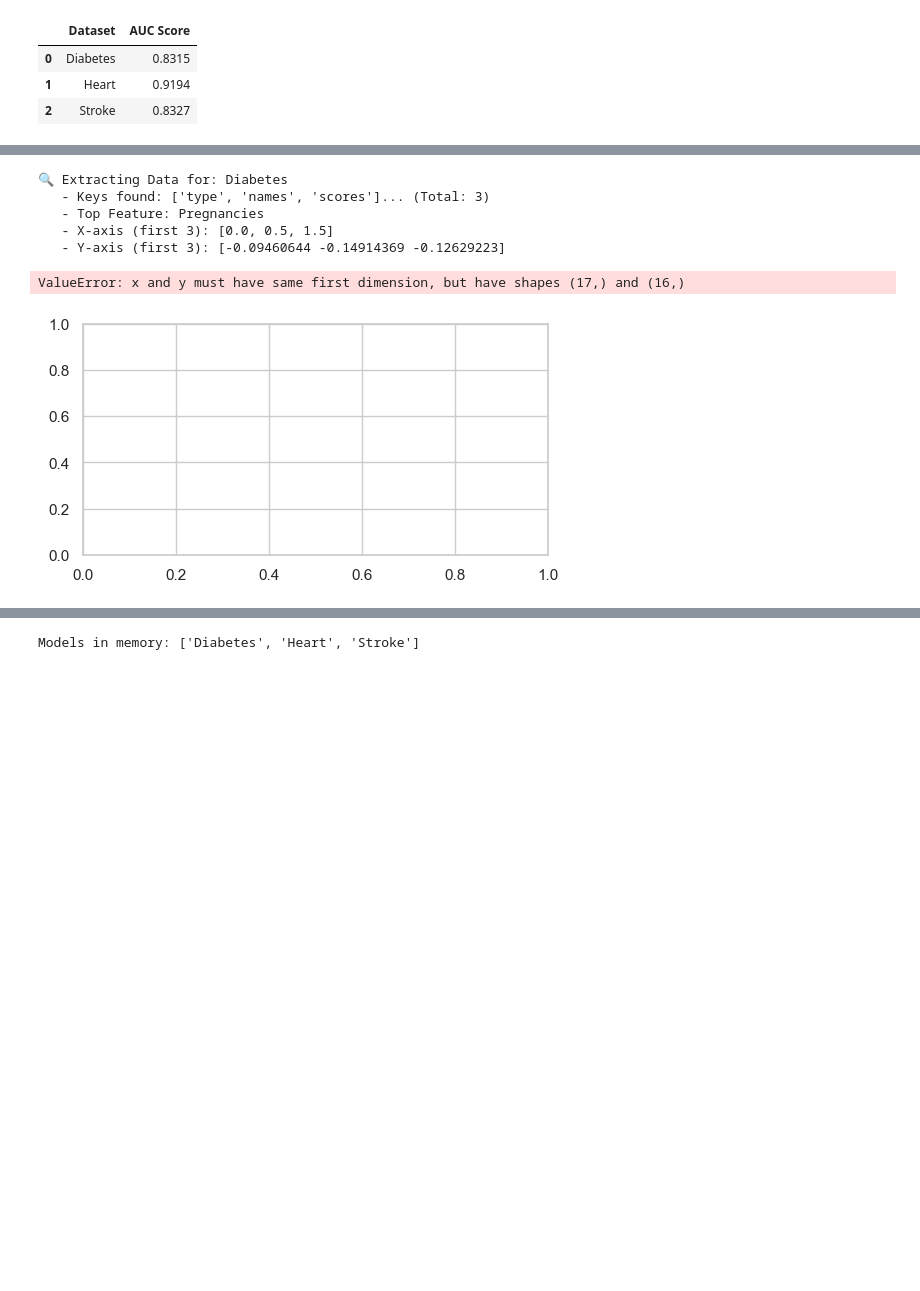
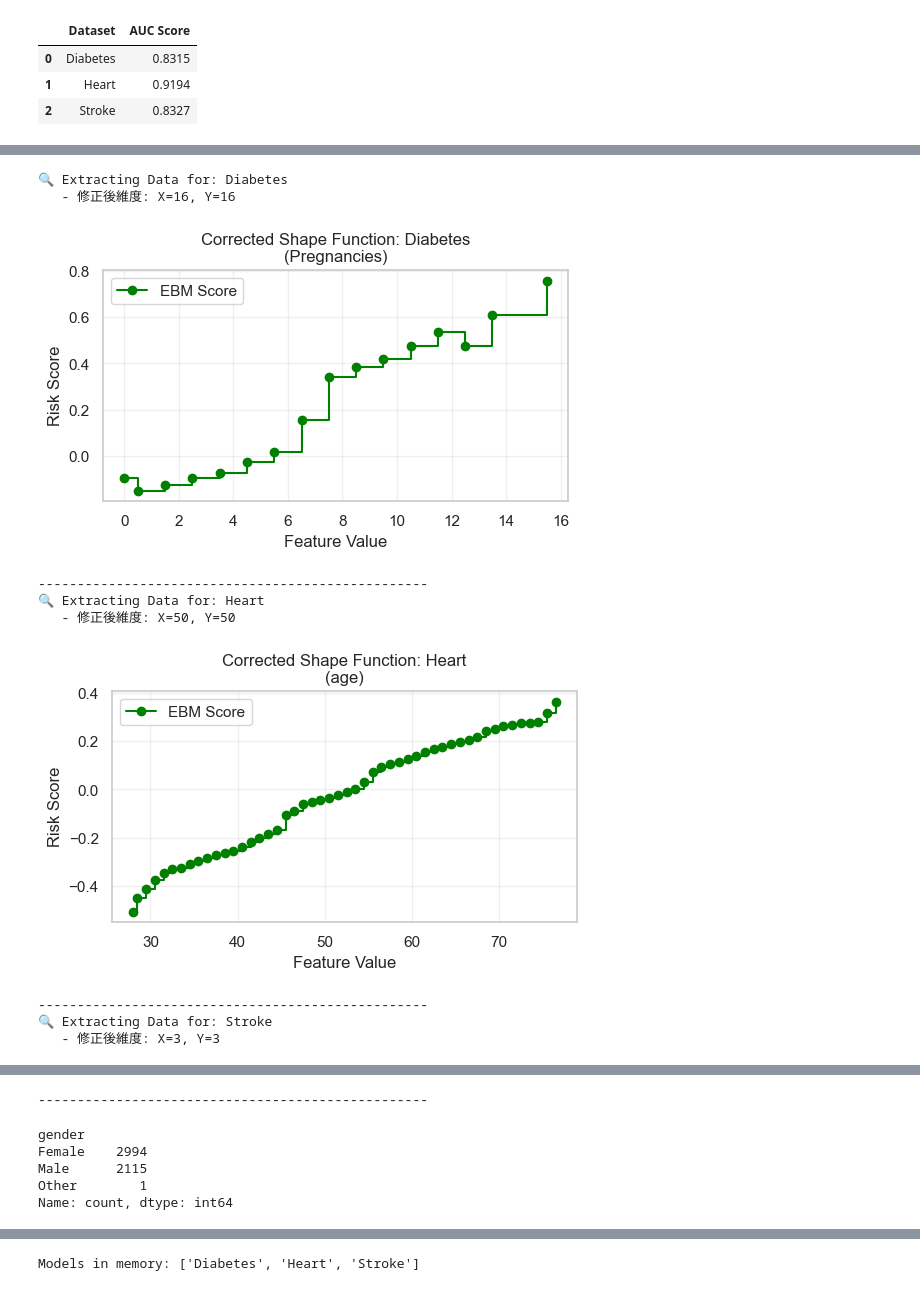
Before and after one commit to naomiyu1124-afk/InterpretDash_1358071_naomi, a Jupyter notebook: notebooks/w04_explore.ipynb, the cells around one changed output, grey strips where cells are left out. Saved outputs shown, nothing was run; the diff lists cells and outputs as text; code cells hidden in the pictures; blank space fills up the shorter version.

```diff
--- a/notebooks/w04_explore.ipynb
+++ b/notebooks/w04_explore.ipynb
@@ -371,8 +415,10 @@ for name, data in split_data.items():
 
     print(f"--- {name}: Local Explanations ---")
 
-    # explain_local creates explanations for specific individuals
-    # We pass the specific rows using .iloc
+   #AI 認為「絕對會生病」的人（機率最高）。
+   #AI 認為「超級健康」的人（機率最低）。
+
+    low_risk_idx
     ebm_local = model.explain_local(X_test.iloc[[high_risk_idx, low_risk_idx]],
                                     y_test_bin.iloc[[high_risk_idx, low_risk_idx]],
                                     name=name)
@@ -387,46 +433,50 @@ for name, data in split_data.items():
 --- Stroke: Local Explanations ---
 [interactive output not drawn]
 # %%
-# Create a dictionary to store your raw results
-all_raw_data = {}
-
 for name, model in trained_models.items():
     print(f"🔍 Extracting Data for: {name}")
 
-    # Get the Global Explanation object
     ebm_global = model.explain_global()
 
-    # 1. Print Keys (Task 1)
-    keys = list(ebm_global.data().keys())
-    print(f"   - Keys found: {keys[:5]}... (Total: {len(keys)})")
-
-    # 2. Get data for the FIRST feature (Task 2)
-    # We take index 0, which is usually the most important feature
+    # 取得第一個特徵的數據
     first_feature_name = ebm_global.feature_names[0]
     feature_data = ebm_global.data(0)
 
     x_values = feature_data['names']
     y_values = feature_data['scores']
 
-    print(f"   - Top Feature: {first_feature_name}")
-    print(f"   - X-axis (first 3): {x_values[:3]}")
-    print(f"   - Y-axis (first 3): {y_values[:3]}")
+    # 💡 【核心修正邏輯】：對齊維度
+    # 如果 x 比 y 多一個，我們取 x 的前 n 個，這樣才能畫圖
+    if len(x_values) == len(y_values) + 1:
+        x_plot = x_values[:-1]
+    else:
+        x_plot = x_values
 
-    # 3. Quick Plot for Proof (Task 3)
+    y_plot = y_values
+
+    print(f"   - 修正後維度: X={len(x_plot)}, Y={len(y_plot)}")
+
+    # 3. 繪製階層圖 (Task 3)
     plt.figure(figsize=(6, 3))
-    plt.plot(x_values, y_values, marker='o', color='green')
-    plt.title(f"Raw Shape Function: {name} ({first_feature_name})")
-    plt.xlabel("Value")
-    plt.ylabel("Score")
-    plt.grid(True)
+    # 使用 step 函數最能表現 EBM 的「階梯感」
+    plt.step(x_plot, y_plot, where='post', marker='o', color='green', label='EBM Score')
+
+    plt.title(f"Corrected Shape Function: {name}\n({first_feature_name})")
+    plt.xlabel("Feature Value")
+    plt.ylabel("Risk Score")
+    plt.grid(True, alpha=0.3)
+    plt.legend()
     plt.show()
 
     print("-" * 50)
 # %% [output]
 🔍 Extracting Data for: Diabetes
-   - Keys found: ['type', 'names', 'scores']... (Total: 3)
-   - Top Feature: Pregnancies
-   - X-axis (first 3): [0.0, 0.5, 1.5]
-   - Y-axis (first 3): [-0.09460644 -0.14914369 -0.12629223]
+   - 修正後維度: X=16, Y=16
+[figure, new version]
-ValueError: x and y must have same first dimension, but have shapes (17,) and (16,)
+--------------------------------------------------
+🔍 Extracting Data for: Heart
+   - 修正後維度: X=50, Y=50
-[figure, old version]
+[figure, added]
+--------------------------------------------------
+🔍 Extracting Data for: Stroke
+   - 修正後維度: X=3, Y=3
@@ -432,0 +484,9 @@ ValueError: x and y must have same first dimension, but have shapes (17,) and (1
+--------------------------------------------------
+# %%
+print(df_stroke['gender'].value_counts())
+# %% [output]
+gender
+Female    2994
+Male      2115
+Other        1
+Name: count, dtype: int64
```
Also changed, not shown: parts of 30 cells of this notebook, 2 other files.
